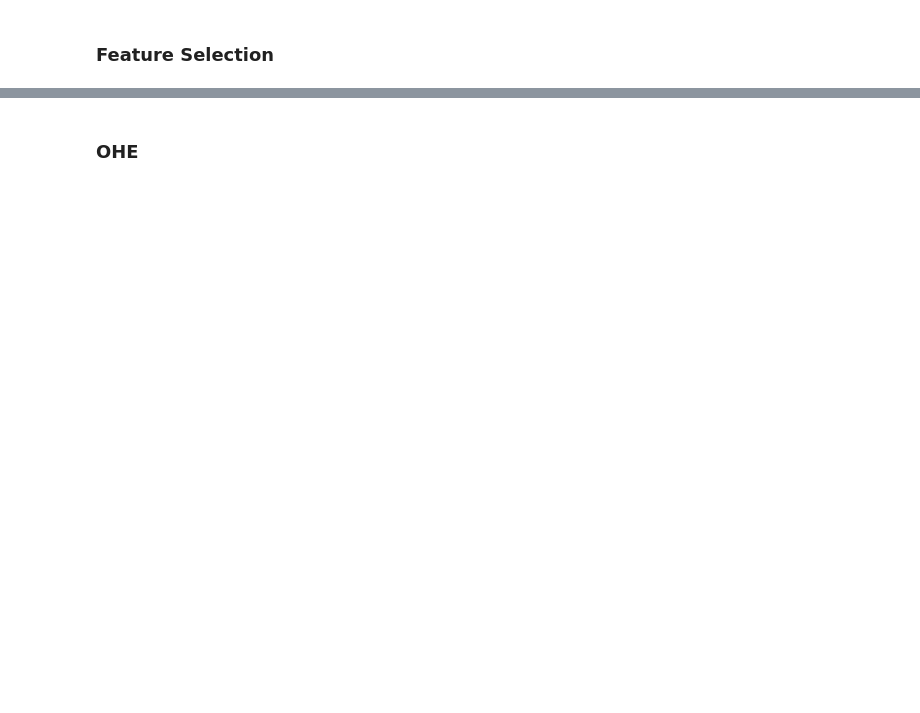
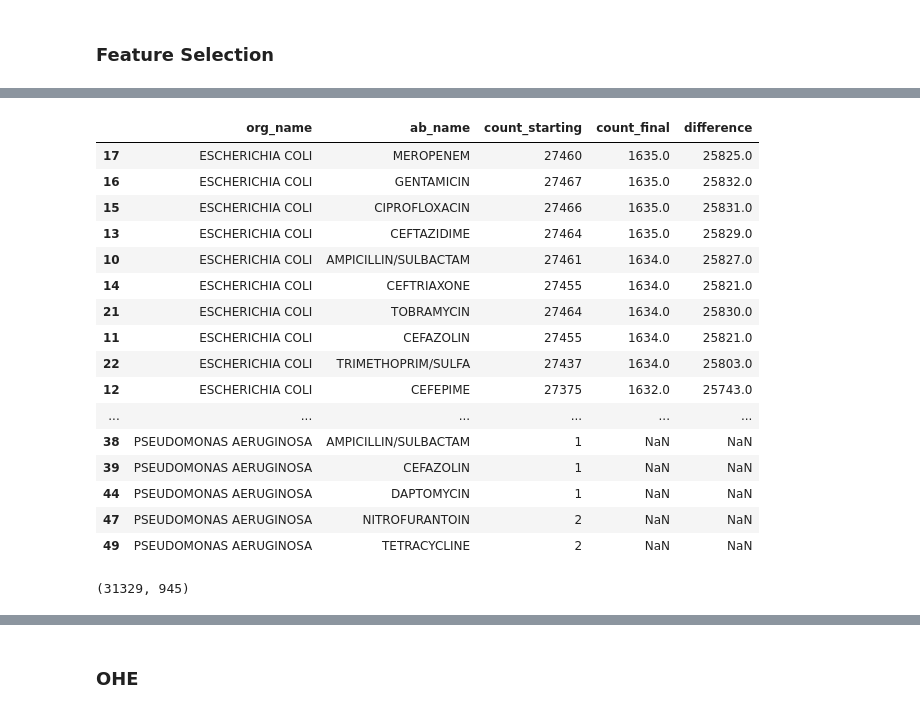
Before and after one commit to Jas-Dinh/resist.ai, a Jupyter notebook: 03_MIMIC-IV_Modeling_Pipeline_All.ipynb, the cells around one changed output, grey strips where cells are left out. Drawn from its saved outputs; the diff is of its cells as text; code cells hidden in the pictures; blank space fills up the shorter version.

```diff
--- a/03_MIMIC-IV_Modeling_Pipeline_All.ipynb
+++ b/03_MIMIC-IV_Modeling_Pipeline_All.ipynb
@@ -243,0 +223,32 @@ df_filtered.dropna().head()
+# %%
+# Look at before and after
+df_grouped1 = df_filtered.groupby(['org_name', 'ab_name']).size().reset_index(name='count')
+df_grouped2 = df_filtered2.groupby(['org_name', 'ab_name']).size().reset_index(name='count')
+
+# Analysis
+df_grouped3 = df_grouped1.merge(df_grouped2,
+                                on = ['org_name','ab_name'],
+                                how='left',
+                                suffixes=('_starting', '_final'))
+
+df_grouped3['difference'] = df_grouped3['count_starting'] - df_grouped3['count_final']
+df_grouped3.sort_values(by = 'count_final', ascending=False, inplace=True)
+df_grouped3
+# %% [output]
+|  | org_name | ab_name | count_starting | count_final | difference |
+| 17 | ESCHERICHIA COLI | MEROPENEM | 27460 | 1635.0 | 25825.0 |
+| 16 | ESCHERICHIA COLI | GENTAMICIN | 27467 | 1635.0 | 25832.0 |
+| 15 | ESCHERICHIA COLI | CIPROFLOXACIN | 27466 | 1635.0 | 25831.0 |
+| 13 | ESCHERICHIA COLI | CEFTAZIDIME | 27464 | 1635.0 | 25829.0 |
+| 10 | ESCHERICHIA COLI | AMPICILLIN/SULBACTAM | 27461 | 1634.0 | 25827.0 |
+| 14 | ESCHERICHIA COLI | CEFTRIAXONE | 27455 | 1634.0 | 25821.0 |
+| 21 | ESCHERICHIA COLI | TOBRAMYCIN | 27464 | 1634.0 | 25830.0 |
+| 11 | ESCHERICHIA COLI | CEFAZOLIN | 27455 | 1634.0 | 25821.0 |
+| 22 | ESCHERICHIA COLI | TRIMETHOPRIM/SULFA | 27437 | 1634.0 | 25803.0 |
+| 12 | ESCHERICHIA COLI | CEFEPIME | 27375 | 1632.0 | 25743.0 |
+| ... | ... | ... | ... | ... | ... |
+| 38 | PSEUDOMONAS AERUGINOSA | AMPICILLIN/SULBACTAM | 1 | NaN | NaN |
+| 39 | PSEUDOMONAS AERUGINOSA | CEFAZOLIN | 1 | NaN | NaN |
+| 44 | PSEUDOMONAS AERUGINOSA | DAPTOMYCIN | 1 | NaN | NaN |
+| 47 | PSEUDOMONAS AERUGINOSA | NITROFURANTOIN | 2 | NaN | NaN |
+| 49 | PSEUDOMONAS AERUGINOSA | TETRACYCLINE | 2 | NaN | NaN |
@@ -243,0 +258,13 @@ df_filtered.dropna().head()
+# %%
+# Filter out those with less than 100
+to_remove = df_grouped2[df_grouped2['count'] < 100]
+
+# Perform an anti-join to remove these combinations
+df_filtered3 = df_filtered2.merge(to_remove, on=['org_name', 'ab_name'], how='left', indicator=True)
+
+# Keep only the rows that are not in the low-count combinations
+df_filtered3 = df_filtered3[df_filtered3['_merge'] == 'left_only'].drop(columns=['_merge'])
+df_filtered3.drop(columns=['count'],inplace=True)
+df_filtered3.shape
+# %% [output]
+(31329, 945)
```
Also changed, not shown: parts of 25 cells of this notebook, 4 other files.
